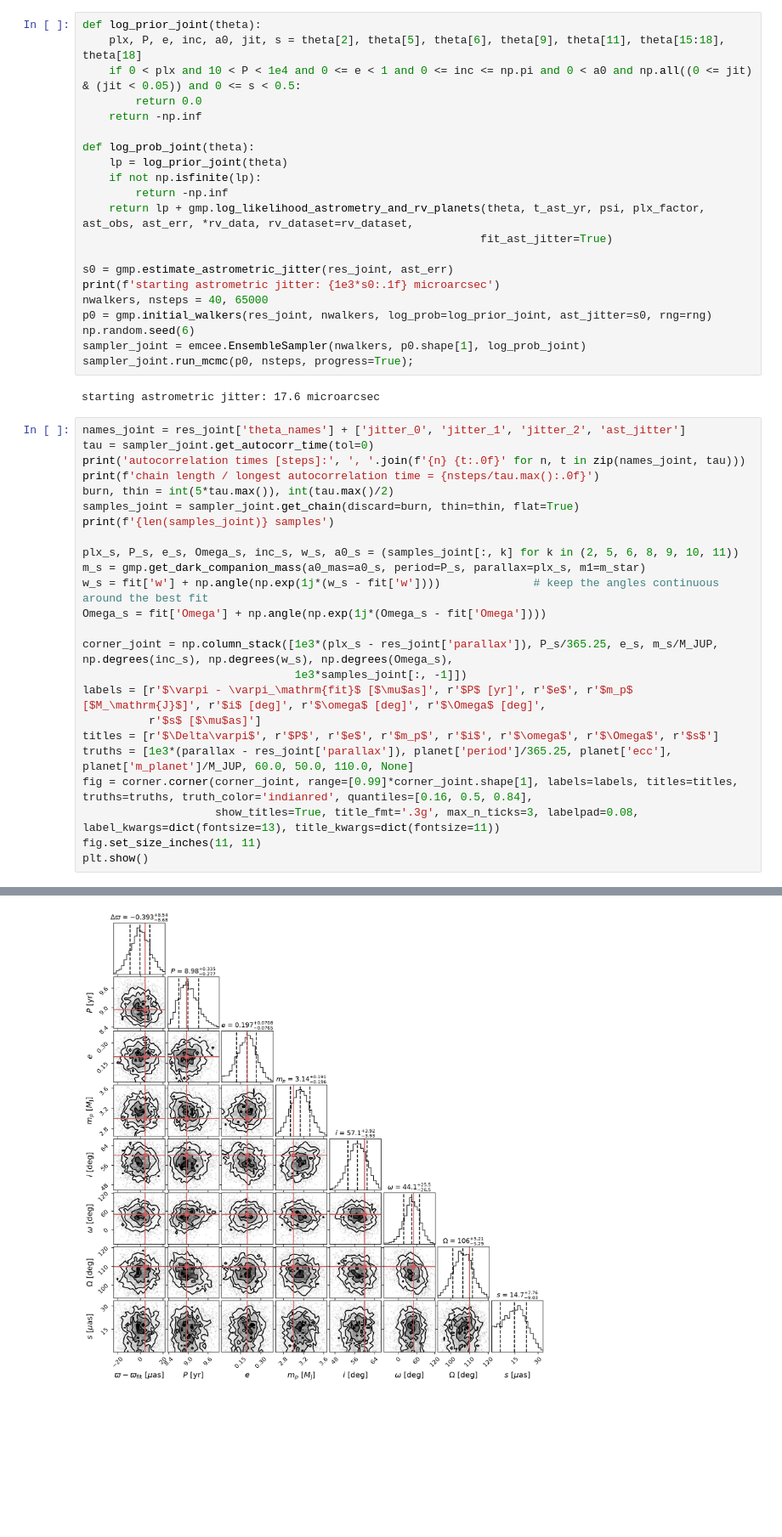
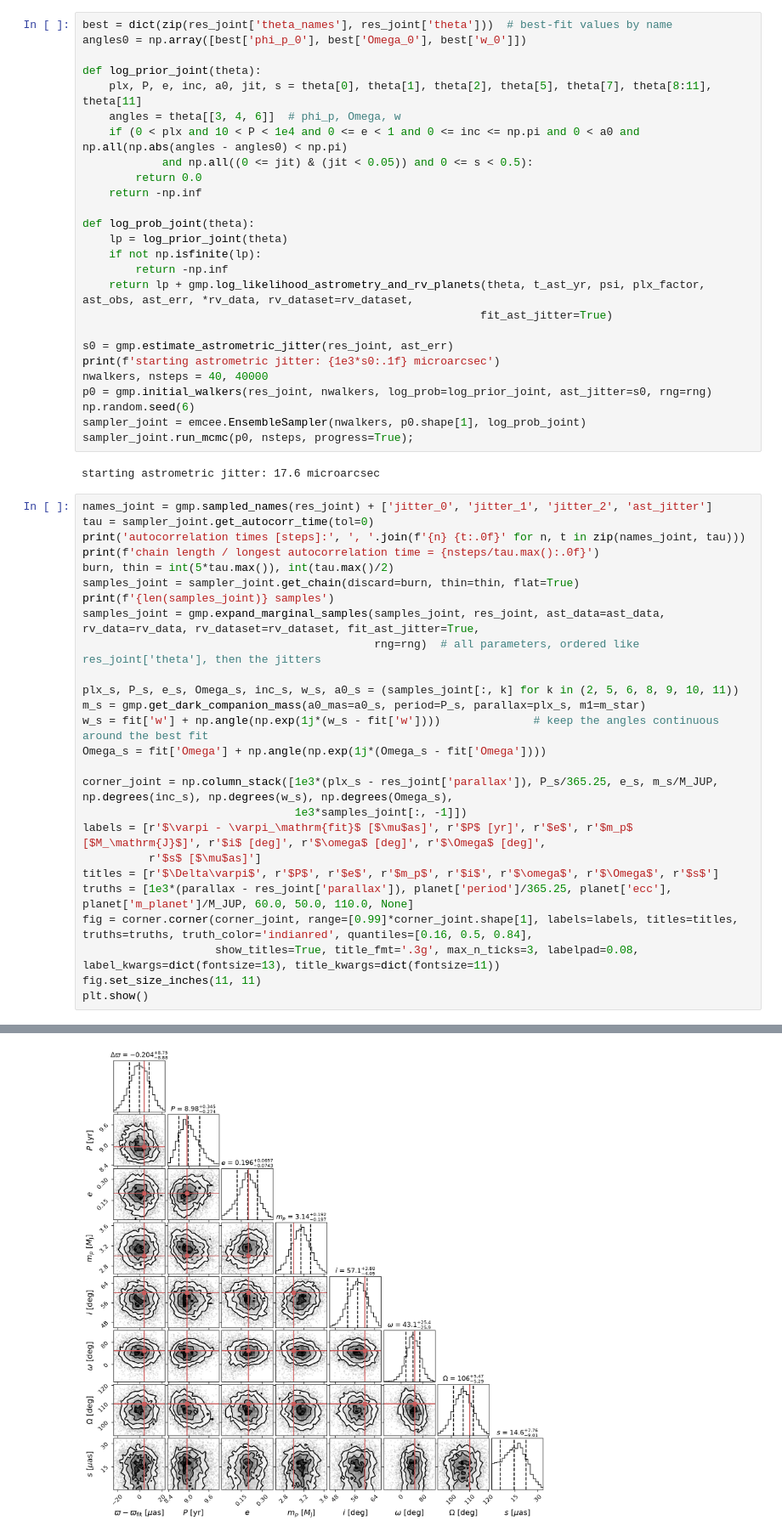
Before and after one commit to CalebLammers/gaiamockplus, a Jupyter notebook: notebooks/03_single_planet_astrometry_and_rvs.ipynb, the cells around one changed output, grey strips where cells are left out. Shown at 85% size. Drawn from its saved outputs; the diff is of its cells as text; blank space fills up the shorter version.

```diff
--- a/notebooks/03_single_planet_astrometry_and_rvs.ipynb
+++ b/notebooks/03_single_planet_astrometry_and_rvs.ipynb
@@ -226,7 +228,12 @@ plot_rvs(res_joint, 'Joint fit: RVs')
 # %%
+best = dict(zip(res_joint['theta_names'], res_joint['theta']))  # best-fit values by name
+angles0 = np.array([best['phi_p_0'], best['Omega_0'], best['w_0']])
+
 def log_prior_joint(theta):
-    plx, P, e, inc, a0, jit, s = theta[2], theta[5], theta[6], theta[9], theta[11], theta[15:18], theta[18]
-    if 0 < plx and 10 < P < 1e4 and 0 <= e < 1 and 0 <= inc <= np.pi and 0 < a0 and np.all((0 <= jit) & (jit < 0.05)) and 0 <= s < 0.5:
+    plx, P, e, inc, a0, jit, s = theta[0], theta[1], theta[2], theta[5], theta[7], theta[8:11], theta[11]
+    angles = theta[[3, 4, 6]]  # phi_p, Omega, w
+    if (0 < plx and 10 < P < 1e4 and 0 <= e < 1 and 0 <= inc <= np.pi and 0 < a0 and np.all(np.abs(angles - angles0) < np.pi)
+            and np.all((0 <= jit) & (jit < 0.05)) and 0 <= s < 0.5):
         return 0.0
     return -np.inf
 
@@ -239,7 +246,7 @@ def log_prob_joint(theta):
 
 s0 = gmp.estimate_astrometric_jitter(res_joint, ast_err)
 print(f'starting astrometric jitter: {1e3*s0:.1f} microarcsec')
-nwalkers, nsteps = 40, 65000
+nwalkers, nsteps = 40, 40000
 p0 = gmp.initial_walkers(res_joint, nwalkers, log_prob=log_prior_joint, ast_jitter=s0, rng=rng)
 np.random.seed(6)
 sampler_joint = emcee.EnsembleSampler(nwalkers, p0.shape[1], log_prob_joint)
@@ -247,13 +254,15 @@ sampler_joint.run_mcmc(p0, nsteps, progress=True);
 # %% [output]
 starting astrometric jitter: 17.6 microarcsec
 # %%
-names_joint = res_joint['theta_names'] + ['jitter_0', 'jitter_1', 'jitter_2', 'ast_jitter']
+names_joint = gmp.sampled_names(res_joint) + ['jitter_0', 'jitter_1', 'jitter_2', 'ast_jitter']
 tau = sampler_joint.get_autocorr_time(tol=0)
 print('autocorrelation times [steps]:', ', '.join(f'{n} {t:.0f}' for n, t in zip(names_joint, tau)))
 print(f'chain length / longest autocorrelation time = {nsteps/tau.max():.0f}')
 burn, thin = int(5*tau.max()), int(tau.max()/2)
 samples_joint = sampler_joint.get_chain(discard=burn, thin=thin, flat=True)
 print(f'{len(samples_joint)} samples')
+samples_joint = gmp.expand_marginal_samples(samples_joint, res_joint, ast_data=ast_data, rv_data=rv_data, rv_dataset=rv_dataset, fit_ast_jitter=True,
+                                            rng=rng)  # all parameters, ordered like res_joint['theta'], then the jitters
 
 plx_s, P_s, e_s, Omega_s, inc_s, w_s, a0_s = (samples_joint[:, k] for k in (2, 5, 6, 8, 9, 10, 11))
 m_s = gmp.get_dark_companion_mass(a0_mas=a0_s, period=P_s, parallax=plx_s, m1=m_star)
@@ -277,4 +286,4 @@ chain length / longest autocorrelation time = 51
-[figure, old version]
+[figure, new version]
 # %%
 # what the astrometry adds to the RVs
 for label, s_rv, s_joint in [('P [yr]', samples_rv[:, 3]/365.25, P_s/365.25), ('e', samples_rv[:, 4], e_s)]:
```
Also changed, not shown: parts of 6 cells of this notebook, 7 other files.
